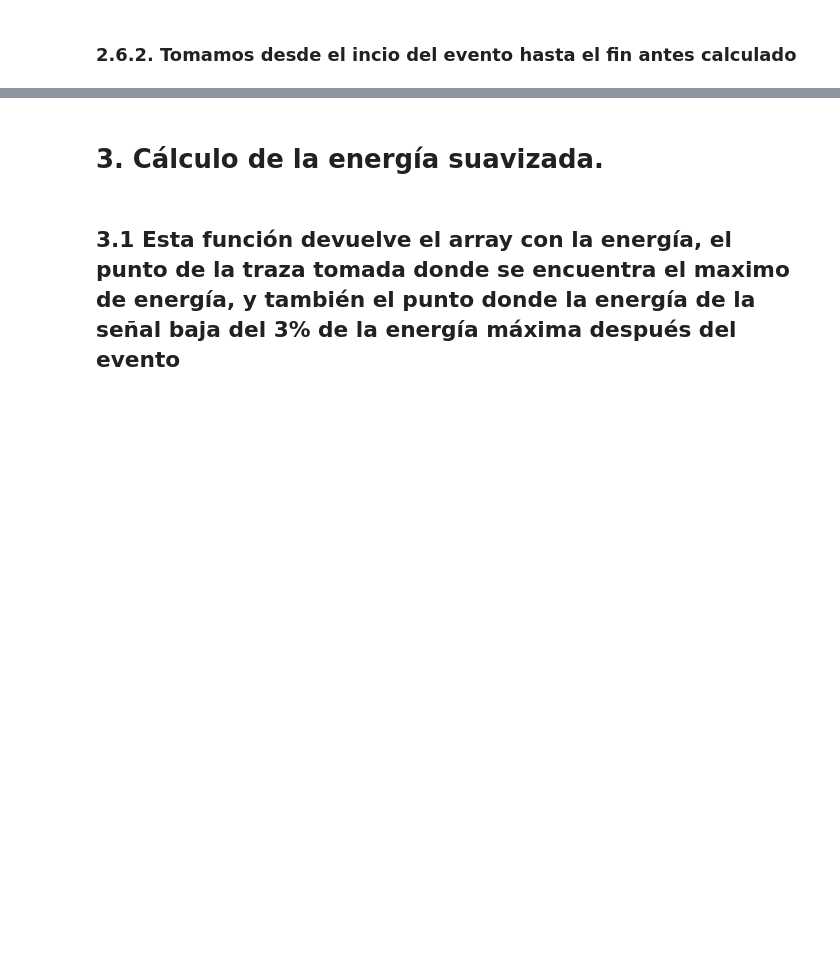
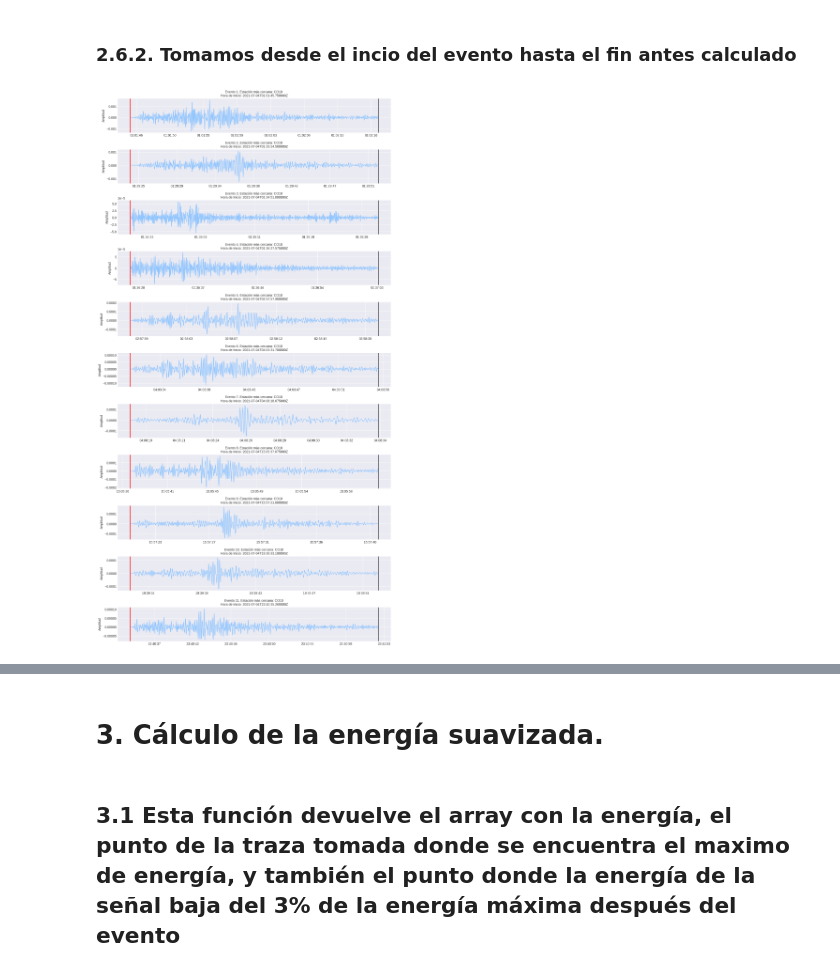
Before and after one commit to simonvidal99/Trigger, a Jupyter notebook: energy.ipynb, the cells around one changed output, grey strips where cells are left out. Cells and saved outputs as stored; diff of their text form; code cells hidden in the pictures; blank space fills up the shorter version.

```diff
--- a/energy.ipynb
+++ b/energy.ipynb
@@ -397,12 +397,26 @@ sliced_traces = [traces.slice(start - pre_event, start + post_event[i]/sample_ra
 # %%
 fig, axs = plt.subplots(len(sliced_traces), 1, figsize=(15, 30), sharex=False)
 fig.subplots_adjust(hspace = 0.5)
 
 for i, traces in enumerate(sliced_traces):
+    start = mdates.date2num(traces.stats.starttime.datetime)
+    end = mdates.date2num(traces.stats.endtime.datetime)
     axs[i].plot(traces.times("matplotlib"), traces.data)
     axs[i].set_title(f'Evento {i+1}. Estación más cercana: {closest_st_names[i]} \nHora de Inicio: {traces.stats.starttime + pre_event}', size=10)
     axs[i].set_ylabel('Amplitud')
     axs[i].set_xlim([axs[i].get_xlim()[0], axs[i].get_xlim()[1]])
     axs[i].xaxis.set_major_formatter(mdates.DateFormatter('%H:%M:%S'))  # Formato de hora
 
+    # Convertir UTCDateTime a formato matplotlib
+    start= mdates.date2num(traces.stats.starttime.datetime)
+    end = mdates.date2num(traces.stats.endtime.datetime)
+
+    # Agregar una línea vertical roja en el tiempo de inicio del evento
+    axs[i].axvline(x=start, color='r')
+
+    # Agregar una línea vertical negra en el tiempo de finalización del evento
+    axs[i].axvline(x=end, color='k')
+
 plt.show()
+# %% [output]
+[figure, added]
```
Also changed, not shown: parts of 14 cells of this notebook.
